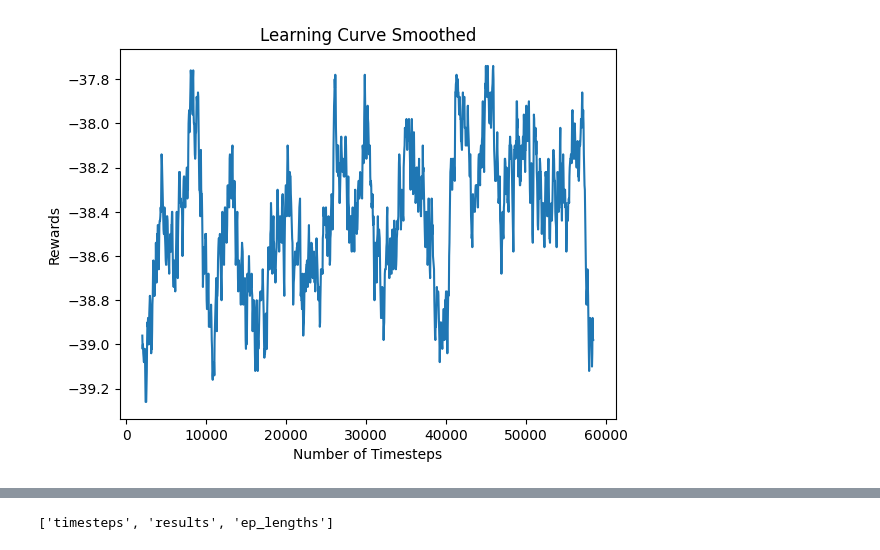
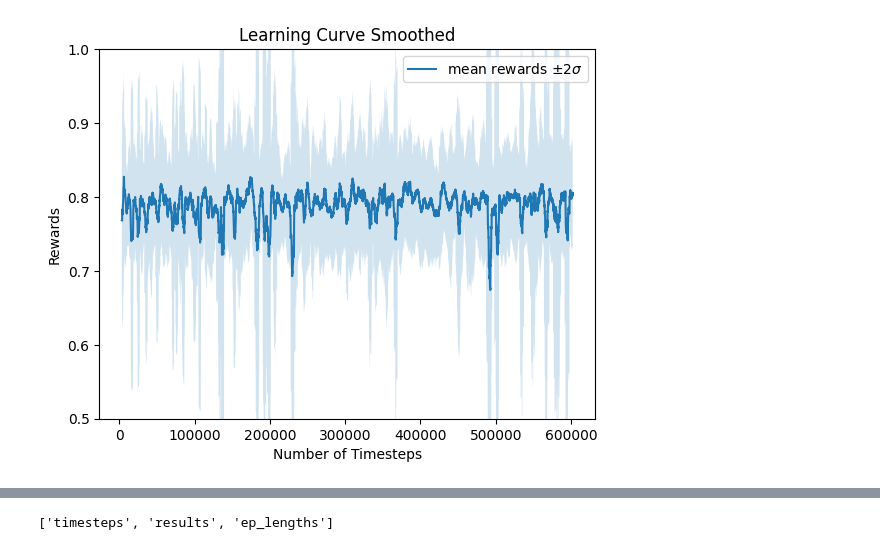
Before and after one commit to Farid-Najar/TransportersDilemma, a Jupyter notebook: RL/notebook.ipynb, the cells around one changed output, grey strips where cells are left out. Cells and saved outputs as stored; diff of their text form; code cells hidden in the pictures.

```diff
--- a/RL/notebook.ipynb
+++ b/RL/notebook.ipynb
@@ -0,0 +103,10 @@
+# %%
+a_GTS = res_GTS['solution']
+env.reset()
+a = dests[i_id][np.where(a_GTS == 0)].astype(int)
+o, r_GTS, d, _, info = env.step(a)
+assert (env._env.destinations == dests[i_id]).all()
+# assert (o == a_GTS).all()
+print(r_GTS, d)
+print('omitted : ', 50- np.count_nonzero(a_GTS))
+print(info)
@@ -0,0 +117,4 @@
+# %%
+model = MaskablePPO.load(#f'ppo_mask/rewardMode(normalized_terminal)_steps(500005)/best_model')
+                         'MaskablePPO')
+#f'best_model')
@@ -11,11 +174,15 @@ def moving_average(values, window):
     :param window: (int)
     :return: (numpy array)
     """
-    weights = np.repeat(1.0, window) / window
-    return np.convolve(values, weights, "valid")
+    import pandas as pd
+    rolled = pd.Series(values).rolling(window)
+    std = np.array(rolled.std())
+    mean = np.array(rolled.mean())
+    # weights = np.repeat(1.0, window) / window
+    return mean, std#np.convolve(values, weights, "valid"), std
 
 
-def plot_results(log_folder, title="Learning Curve"):
+def plot_results(log_folder, title="Learning Curve", show_hlines = False):
     """
     plot the results
 
@@ -23,20 +190,29 @@ def plot_results(log_folder, title="Learning Curve"):
     :param title: (str) the title of the task to plot
     """
     x, y = ts2xy(load_results(log_folder), "timesteps")
-    y = moving_average(y, window=50)
+    y, std = moving_average(y, window=50)
     # Truncate x
     x = x[len(x) - len(y) :]
 
     fig = plt.figure(title)
-    plt.plot(x, y)
+    plt.plot(x, y, label='mean rewards $\pm 2\sigma$')
+    plt.fill_between(x, y - 2*std, y + 2*std, alpha=0.2)
+    if show_hlines:
+        plt.hlines(r_A, 0, x[-1], label='A*', colors='orange')
+        plt.hlines(r_GTS, 0, x[-1], label='GTS', colors='orange')
+        plt.hlines(r_model, 0, x[-1], label='model', colors='red')
+        plt.hlines((r_SA+1e5)/1e5, 0, x[-1], label='SA', colors='green')
+        plt.hlines(r_SA, 0, x[-1], label='SA', colors='green')
     plt.xlabel("Number of Timesteps")
     plt.ylabel("Rewards")
+    plt.ylim((0.5,1))
     plt.title(title + " Smoothed")
+    plt.legend()
     plt.show()
 # %%
-log_dir = 'ppo_mask/rewardMode(penalize_length)_steps(50000)/'
+log_dir = f'ppo_mask/rewardMode(normalized_terminal)_steps(500005)'#_instanceID{i_id}/'
 # Helper from the library
 results_plotter.plot_results(
-    [log_dir], 1e5, results_plotter.X_TIMESTEPS, "PPO maskable"
+    [log_dir], 1e5, results_plotter.X_TIMESTEPS, "PPO maskable", (7, 5)
 )
 # %% [output]
@@ -44,4 +220,4 @@ results_plotter.plot_results(
 # %%
-plot_results(log_dir)
+plot_results(log_dir, show_hlines=False)
 # %% [output]
-[figure, old version]
+[figure, new version]
```
Also changed, not shown: parts of 20 cells of this notebook, 48 other files.
